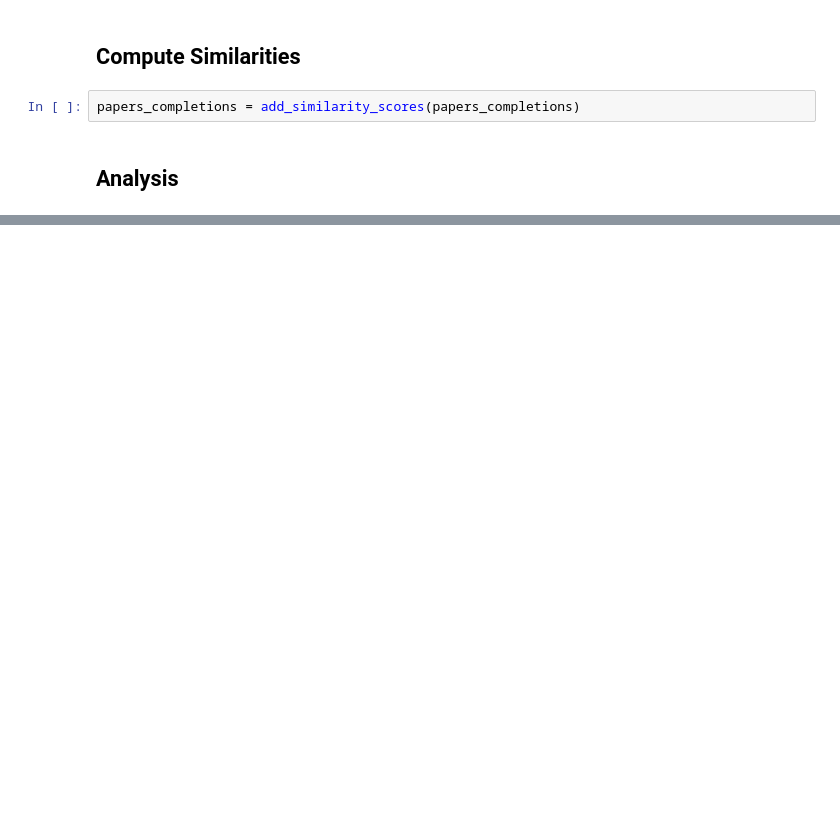
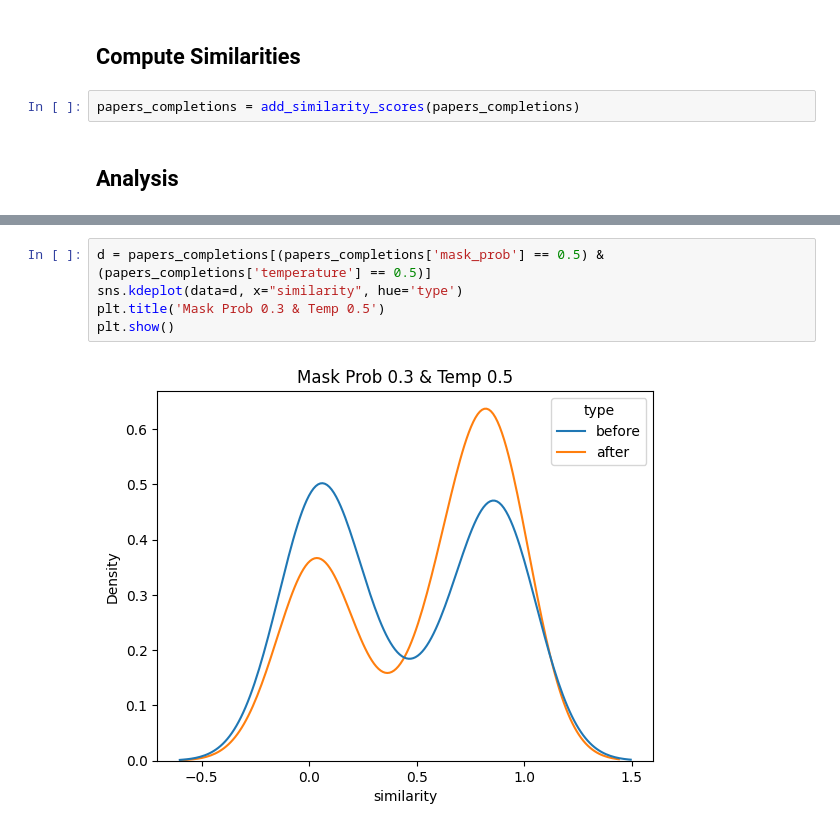
Before and after one commit to millionhz/llm-membership-inference, a Jupyter notebook: analysis/mask-analysis.ipynb, the cells around one changed output, grey strips where cells are left out. Saved outputs shown, nothing was run; the diff lists cells and outputs as text; blank space fills up the shorter version.

```diff
--- a/analysis/mask-analysis.ipynb
+++ b/analysis/mask-analysis.ipynb
@@ -88 +126,8 @@ plt.show()
+# %%
+d = papers_completions[(papers_completions['mask_prob'] == 0.5) & (papers_completions['temperature'] == 0.5)]
+sns.kdeplot(data=d, x="similarity", hue='type')
+plt.title('Mask Prob 0.3 & Temp 0.5')
+plt.show()
+# %% [output]
+[figure, added]
 # %%
```
Also changed, not shown: parts of 31 cells of this notebook, 2 other files.
